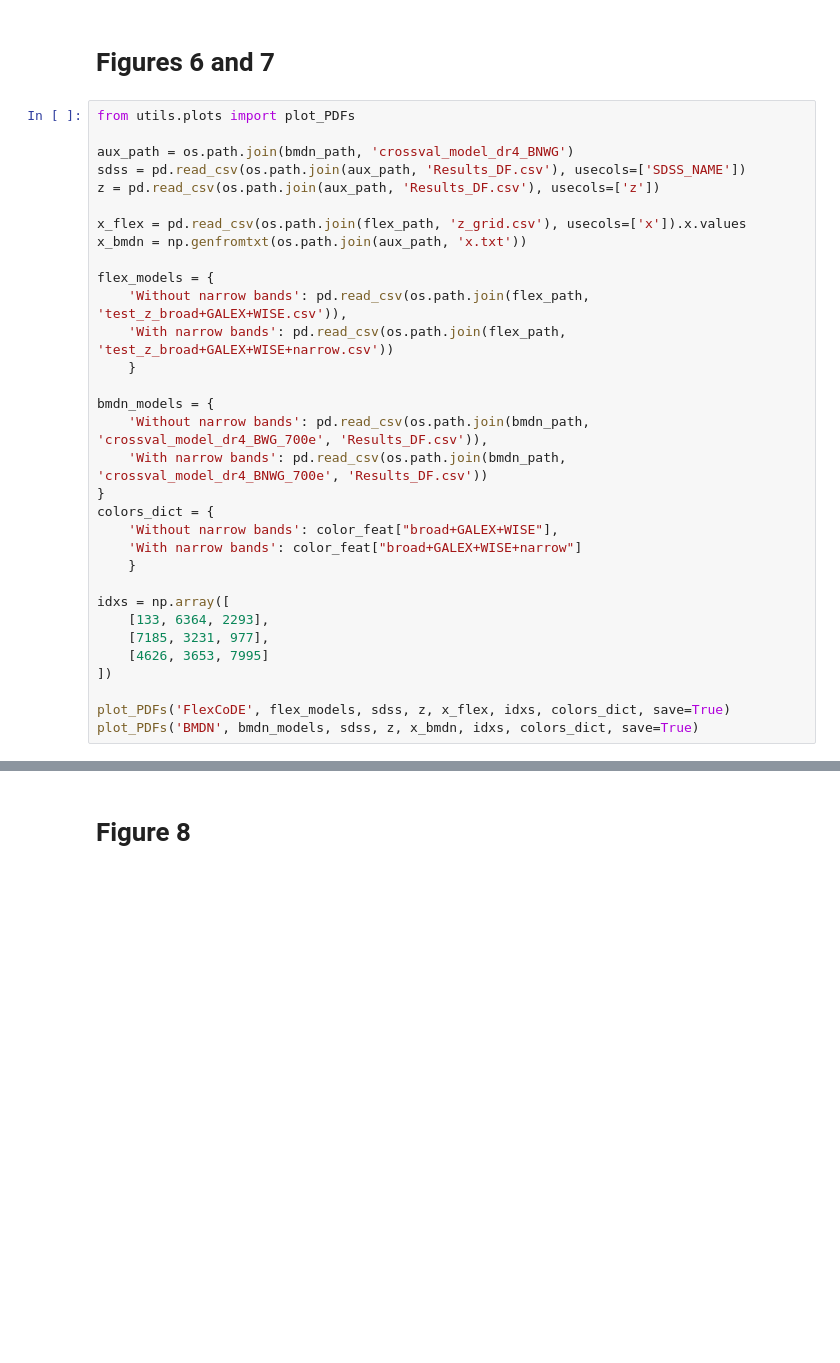
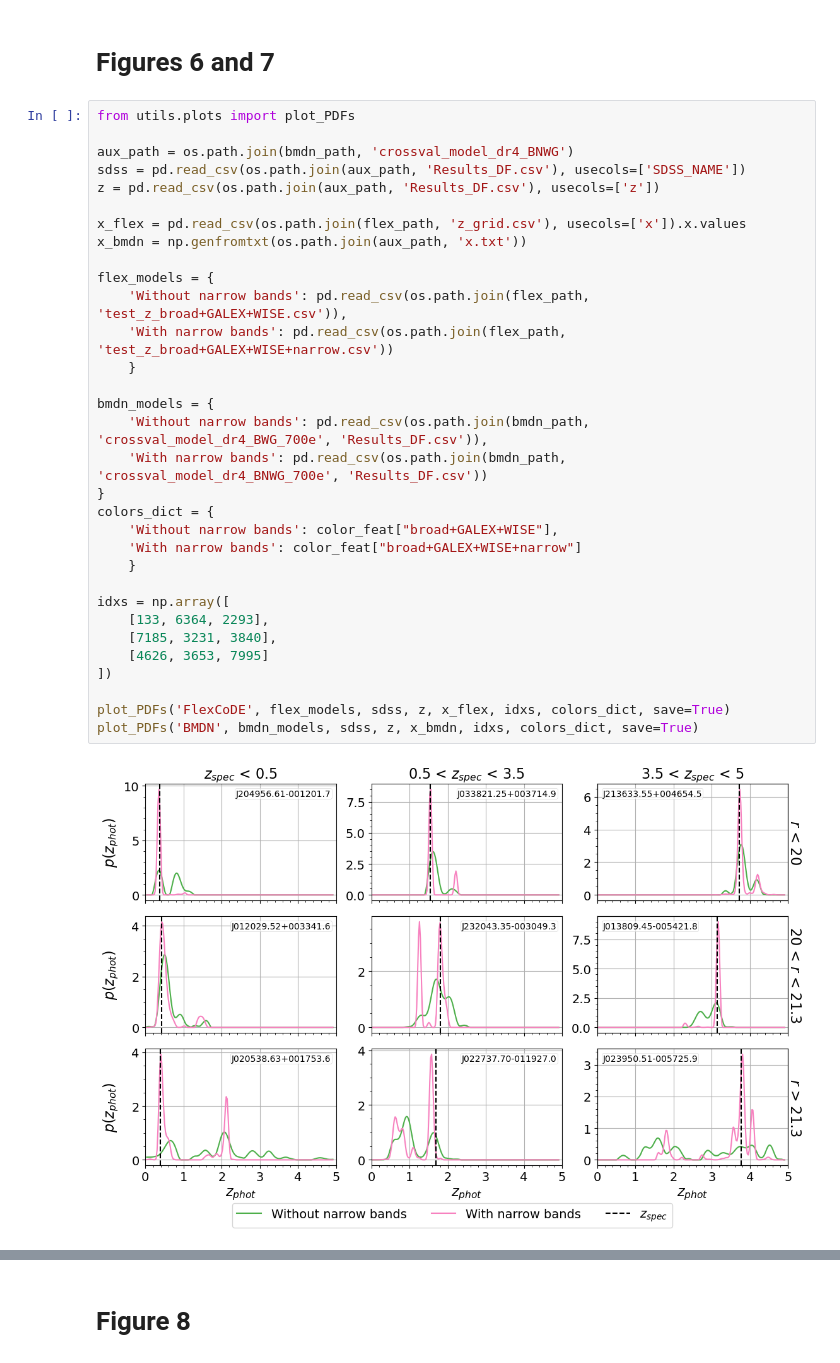
Before and after one commit to marixko/qucats_paper, a Jupyter notebook: codes/notebooks/paper_plots.ipynb, the cells around one changed output, grey strips where cells are left out. Saved outputs shown, nothing was run; the diff lists cells and outputs as text; blank space fills up the shorter version.

Commit message:
change qso in PDFs_plot

```diff
--- a/codes/notebooks/paper_plots.ipynb
+++ b/codes/notebooks/paper_plots.ipynb
@@ -90,31 +87,33 @@ The PostScript backend does not support transparency; partially transparent arti
 from utils.plots import plot_PDFs
 
 aux_path = os.path.join(bmdn_path, 'crossval_model_dr4_BNWG')
 sdss = pd.read_csv(os.path.join(aux_path, 'Results_DF.csv'), usecols=['SDSS_NAME'])
 z = pd.read_csv(os.path.join(aux_path, 'Results_DF.csv'), usecols=['z'])
 
 x_flex = pd.read_csv(os.path.join(flex_path, 'z_grid.csv'), usecols=['x']).x.values
 x_bmdn = np.genfromtxt(os.path.join(aux_path, 'x.txt'))
 
 flex_models = {
     'Without narrow bands': pd.read_csv(os.path.join(flex_path, 'test_z_broad+GALEX+WISE.csv')),
     'With narrow bands': pd.read_csv(os.path.join(flex_path, 'test_z_broad+GALEX+WISE+narrow.csv'))
     }
 
 bmdn_models = {
     'Without narrow bands': pd.read_csv(os.path.join(bmdn_path, 'crossval_model_dr4_BWG_700e', 'Results_DF.csv')),
     'With narrow bands': pd.read_csv(os.path.join(bmdn_path, 'crossval_model_dr4_BNWG_700e', 'Results_DF.csv'))
 }
 colors_dict = {
     'Without narrow bands': color_feat["broad+GALEX+WISE"],
     'With narrow bands': color_feat["broad+GALEX+WISE+narrow"]
     }
 
 idxs = np.array([
     [133, 6364, 2293],
-    [7185, 3231, 977],
+    [7185, 3231, 3840],
     [4626, 3653, 7995]
 ])
 
 plot_PDFs('FlexCoDE', flex_models, sdss, z, x_flex, idxs, colors_dict, save=True)
 plot_PDFs('BMDN', bmdn_models, sdss, z, x_bmdn, idxs, colors_dict, save=True)
+# %% [output]
+[figure, added]
```
Also changed, not shown: parts of 5 cells of this notebook, 9 other files.
